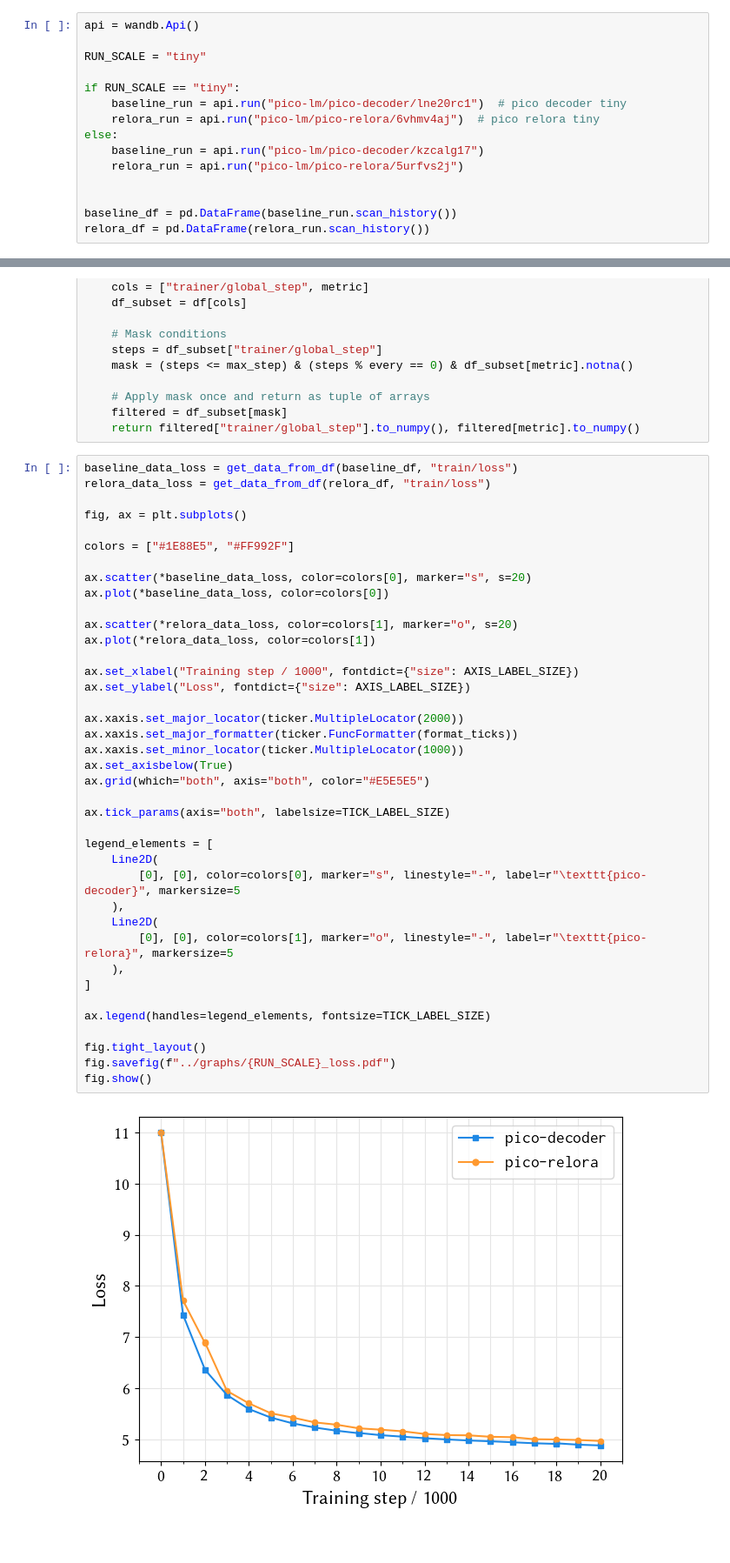
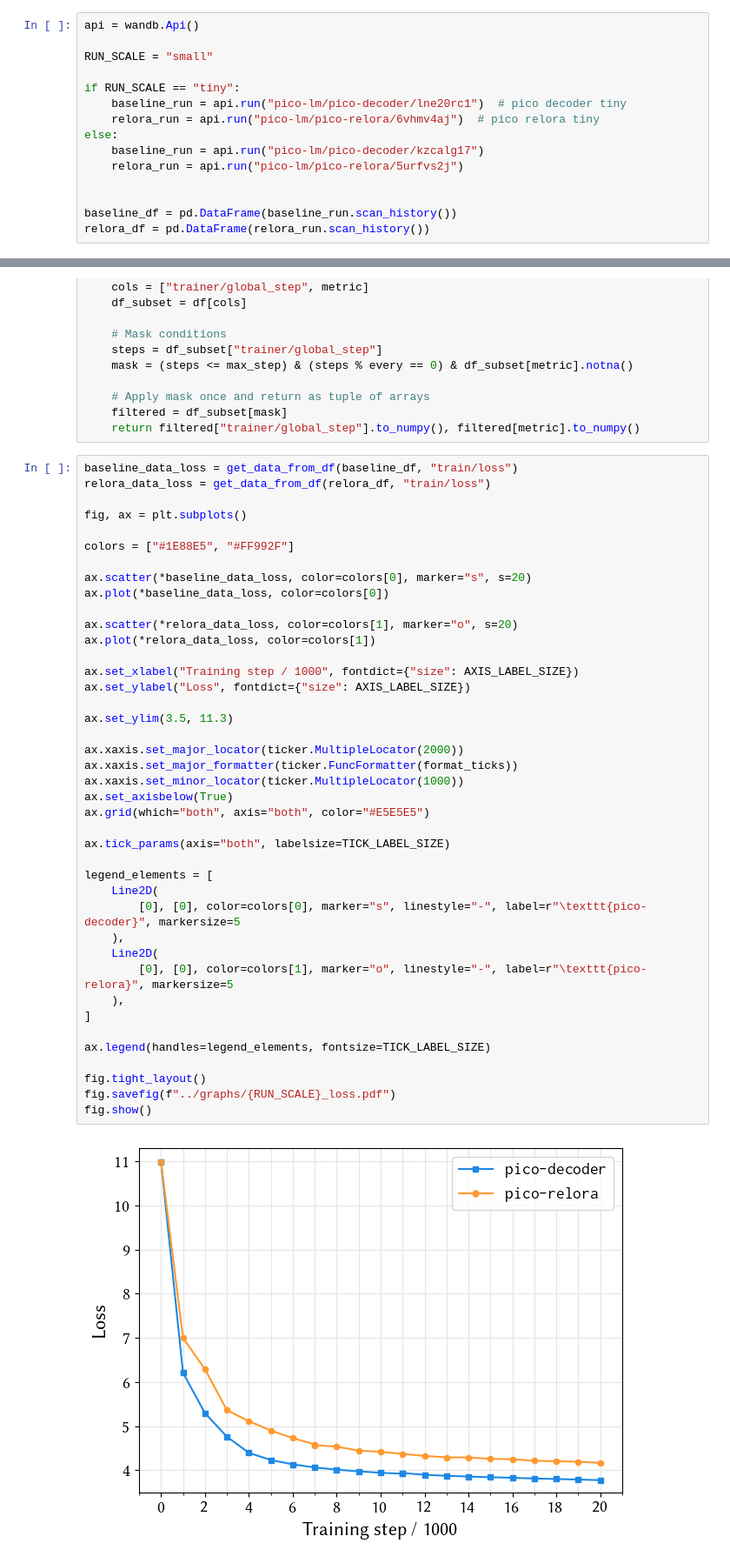
Before and after one commit to Yu-val-weiss/relora-pico, a Jupyter notebook: notebooks/training-plots.ipynb, the cells around one changed output, grey strips where cells are left out. Shown: that part at 87% size. Cells and saved outputs as stored; diff of their text form.

```diff
--- a/notebooks/training-plots.ipynb
+++ b/notebooks/training-plots.ipynb
@@ -37,7 +37,7 @@ AXIS_LABEL_SIZE = 16
 # %%
 api = wandb.Api()
 
-RUN_SCALE = "tiny"
+RUN_SCALE = "small"
 
 if RUN_SCALE == "tiny":
     baseline_run = api.run("pico-lm/pico-decoder/lne20rc1")  # pico decoder tiny
@@ -75,34 +75,36 @@ ax.plot(*baseline_data_loss, color=colors[0])
 
 ax.scatter(*relora_data_loss, color=colors[1], marker="o", s=20)
 ax.plot(*relora_data_loss, color=colors[1])
 
 ax.set_xlabel("Training step / 1000", fontdict={"size": AXIS_LABEL_SIZE})
 ax.set_ylabel("Loss", fontdict={"size": AXIS_LABEL_SIZE})
+
+ax.set_ylim(3.5, 11.3)
 
 ax.xaxis.set_major_locator(ticker.MultipleLocator(2000))
 ax.xaxis.set_major_formatter(ticker.FuncFormatter(format_ticks))
 ax.xaxis.set_minor_locator(ticker.MultipleLocator(1000))
 ax.set_axisbelow(True)
 ax.grid(which="both", axis="both", color="#E5E5E5")
 
 ax.tick_params(axis="both", labelsize=TICK_LABEL_SIZE)
 
 legend_elements = [
     Line2D(
         [0], [0], color=colors[0], marker="s", linestyle="-", label=r"\texttt{pico-decoder}", markersize=5
     ),
     Line2D(
         [0], [0], color=colors[1], marker="o", linestyle="-", label=r"\texttt{pico-relora}", markersize=5
     ),
 ]
 
 ax.legend(handles=legend_elements, fontsize=TICK_LABEL_SIZE)
 
 fig.tight_layout()
 fig.savefig(f"../graphs/{RUN_SCALE}_loss.pdf")
 fig.show()
 # %% [output]
-[figure, old version]
+[figure, new version]
 # %%
 baseline_data_paloma = get_data_from_df(baseline_df, "eval/paloma")
 relora_data_paloma = get_data_from_df(relora_df, "eval/paloma")
```
Also changed, not shown: parts of 1 cell of this notebook, 9 other files.
